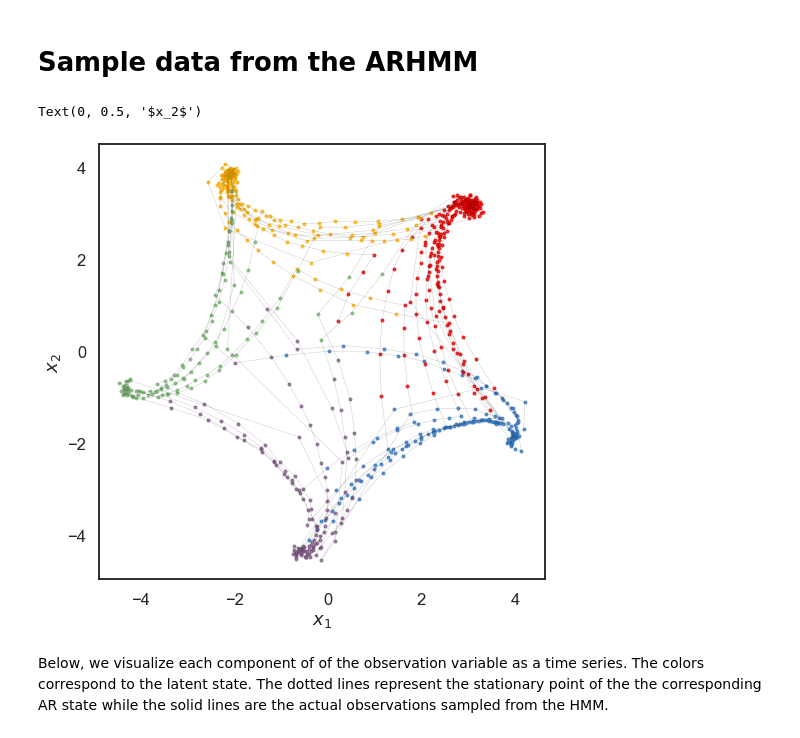
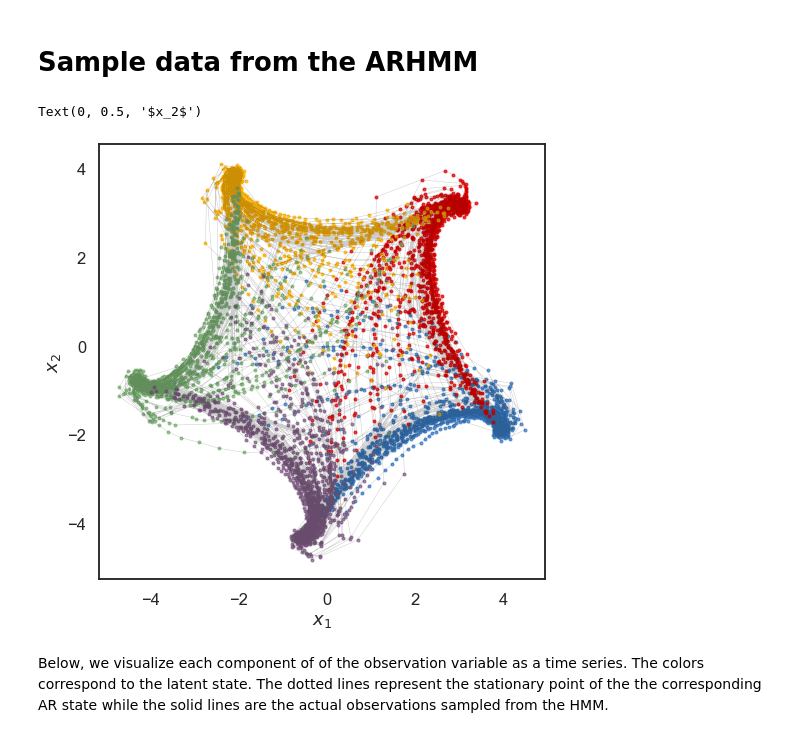
Before and after one commit to lindermanlab/ssm-jax, a Jupyter notebook: notebooks/twarhmm-example.ipynb, the cells around one changed output. Saved outputs shown, nothing was run; the diff lists cells and outputs as text; code cells hidden in the pictures.

```diff
--- a/notebooks/twarhmm-example.ipynb
+++ b/notebooks/twarhmm-example.ipynb
@@ -138,23 +139,23 @@ true_arhmm = GaussianTWARHMM(num_states,
                              emission_weights=weights - np.eye(data_dim),
                              emission_biases=biases,
                              emission_covariances=covariances)
-time_bins = 100000
+time_bins = 10000
 true_states, data = true_arhmm.sample(jr.PRNGKey(0), time_bins)
 true_states, true_time_constants = true_states
 # %%
 fig = plt.figure(figsize=(8, 8))
 slc = slice(0, min(time_bins, 10000))
 for k in range(num_states):
-    plt.plot(*data[slc][true_states[slc]==k].T, 'o', color=colors[k],
+    plt.plot(*data[slc][true_states[slc]==k].T, 'o', color=colors[k % len(colors)],
          alpha=0.75, markersize=3)
 
 plt.plot(*data[slc].T, '-k', lw=0.5, alpha=0.2)
 plt.xlabel("$x_1$")
 plt.ylabel("$x_2$")
 # plt.gca().set_aspect("equal")
 # %% [output]
 Text(0, 0.5, '$x_2$')
-[figure, old version]
+[figure, new version]
 # %% [markdown]
 Below, we visualize each component of of the observation variable as a time series. The colors correspond to the latent state. The dotted lines represent the stationary point of the the corresponding AR state while the solid lines are the actual observations sampled from the HMM.
 # %%
```
Also changed, not shown: parts of 7 cells of this notebook, 1 other file.
